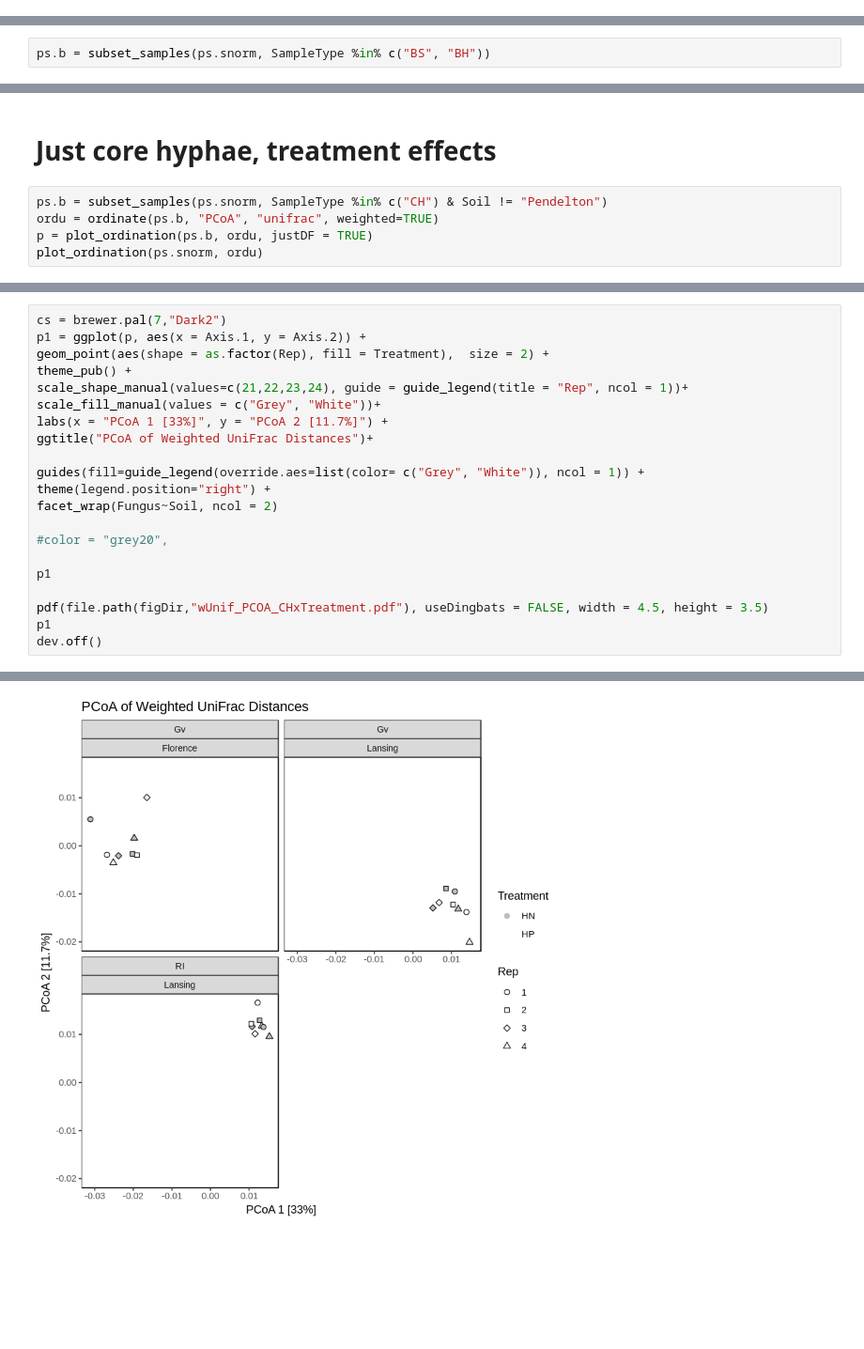
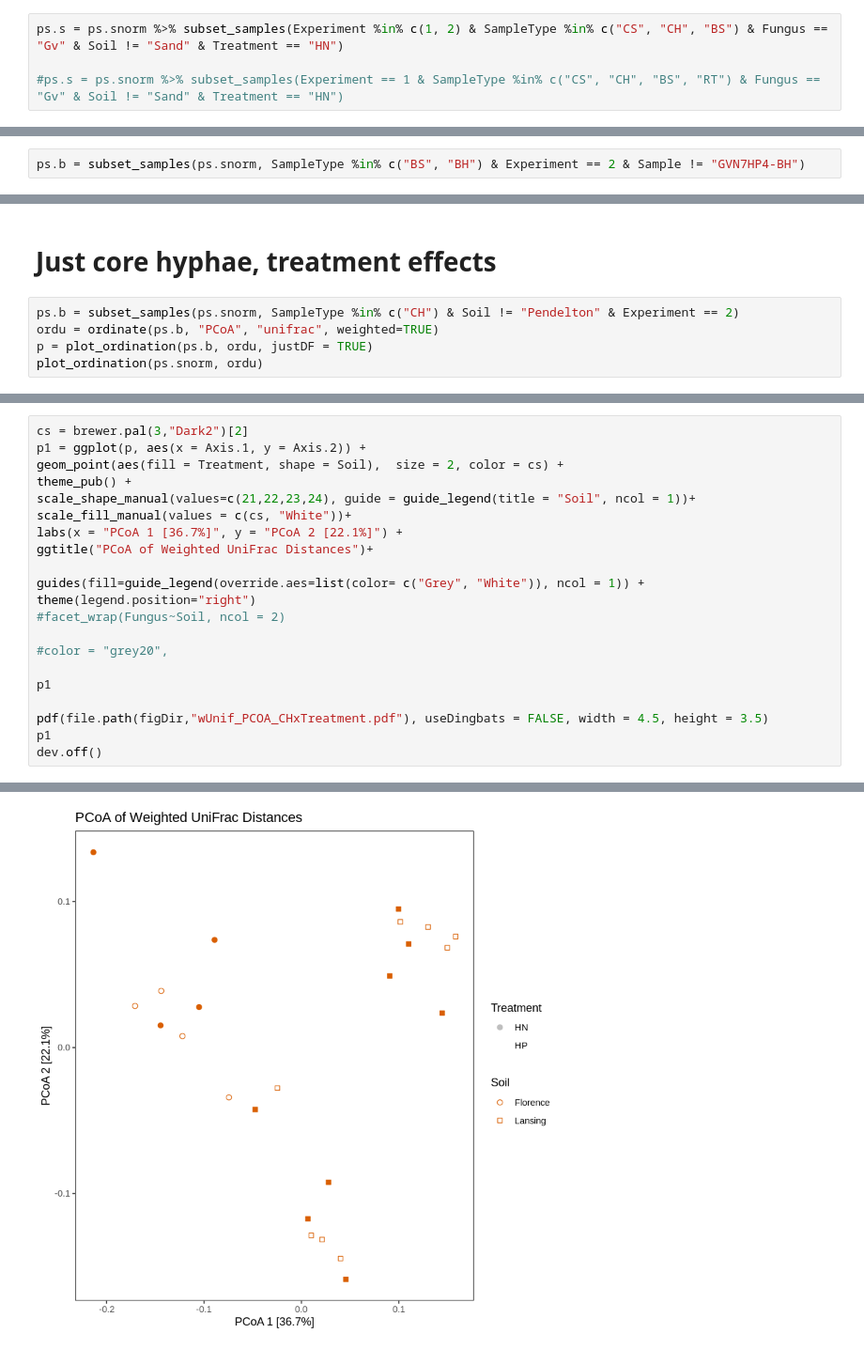
Before and after one commit to bdemmett/Hyphosphere, a Jupyter notebook: notebooks/MiSeqRuns/7-3exp_Ordination_andHypothesisTesting.ipynb, the cells around one changed output, grey strips where cells are left out. Shown at 94% size. Cells and saved outputs as stored; diff of their text form; blank space fills up the shorter version.

```diff
--- a/notebooks/MiSeqRuns/7-3exp_Ordination_andHypothesisTesting.ipynb
+++ b/notebooks/MiSeqRuns/7-3exp_Ordination_andHypothesisTesting.ipynb
@@ -177,0 +180,4 @@ png
+# %%
+ps.s = ps.snorm %>% subset_samples(Experiment %in% c(1, 2) & SampleType %in% c("CS", "CH", "BS") & Fungus == "Gv" & Soil != "Sand" & Treatment == "HN")
+
+#ps.s = ps.snorm %>% subset_samples(Experiment == 1 & SampleType %in% c("CS", "CH", "BS", "RT") & Fungus == "Gv" & Soil != "Sand" & Treatment == "HN")
@@ -217,7 +302,7 @@ png
 # %% [markdown]
 # Subset to just bulk soils and hyphal soils
 # %%
-ps.b = subset_samples(ps.snorm, SampleType %in% c("BS", "BH"))
+ps.b = subset_samples(ps.snorm, SampleType %in% c("BS", "BH") & Experiment == 2 & Sample != "GVN7HP4-BH")
 # %%
 b.wunif.dist = phyloseq::distance(ps.b,
                       method = "unifrac",
@@ -374,7 +487,7 @@ Signif. codes:  0 ‘***’ 0.001 ‘**’ 0.01 ‘*’ 0.05 ‘.’ 0.1 ‘ ’
 # %% [markdown]
 # Just core hyphae, treatment effects
 # %%
-ps.b = subset_samples(ps.snorm, SampleType %in% c("CH") & Soil != "Pendelton")
+ps.b = subset_samples(ps.snorm, SampleType %in% c("CH") & Soil != "Pendelton" & Experiment == 2)
 ordu = ordinate(ps.b, "PCoA", "unifrac", weighted=TRUE)
 p = plot_ordination(ps.b, ordu, justDF = TRUE)
 plot_ordination(ps.snorm, ordu)
@@ -385,28 +496,28 @@ Warning message in matrix(tree$edge[order(tree$edge[, 1]), ][, 2], byrow = TRUE,
 # %%
-cs = brewer.pal(7,"Dark2")
+cs = brewer.pal(3,"Dark2")[2]
 p1 = ggplot(p, aes(x = Axis.1, y = Axis.2)) +
-geom_point(aes(shape = as.factor(Rep), fill = Treatment),  size = 2) +
+geom_point(aes(fill = Treatment, shape = Soil),  size = 2, color = cs) +
 theme_pub() +
-scale_shape_manual(values=c(21,22,23,24), guide = guide_legend(title = "Rep", ncol = 1))+
-scale_fill_manual(values = c("Grey", "White"))+
-labs(x = "PCoA 1 [33%]", y = "PCoA 2 [11.7%]") +
+scale_shape_manual(values=c(21,22,23,24), guide = guide_legend(title = "Soil", ncol = 1))+
+scale_fill_manual(values = c(cs, "White"))+
+labs(x = "PCoA 1 [36.7%]", y = "PCoA 2 [22.1%]") +
 ggtitle("PCoA of Weighted UniFrac Distances")+
 
 guides(fill=guide_legend(override.aes=list(color= c("Grey", "White")), ncol = 1)) +
-theme(legend.position="right") +
-facet_wrap(Fungus~Soil, ncol = 2)
+theme(legend.position="right")
+#facet_wrap(Fungus~Soil, ncol = 2)
 
 #color = "grey20",
 
 p1
 
 pdf(file.path(figDir,"wUnif_PCOA_CHxTreatment.pdf"), useDingbats = FALSE, width = 4.5, height = 3.5)
 p1
 dev.off()
 # %% [output]
 png
   2
-[figure, old version]
+[figure, new version]
 # %%
 b.wunif.dist = phyloseq::distance(ps.b,
                       method = "unifrac",
```
Also changed, not shown: parts of 32 cells of this notebook, 7 other files.
